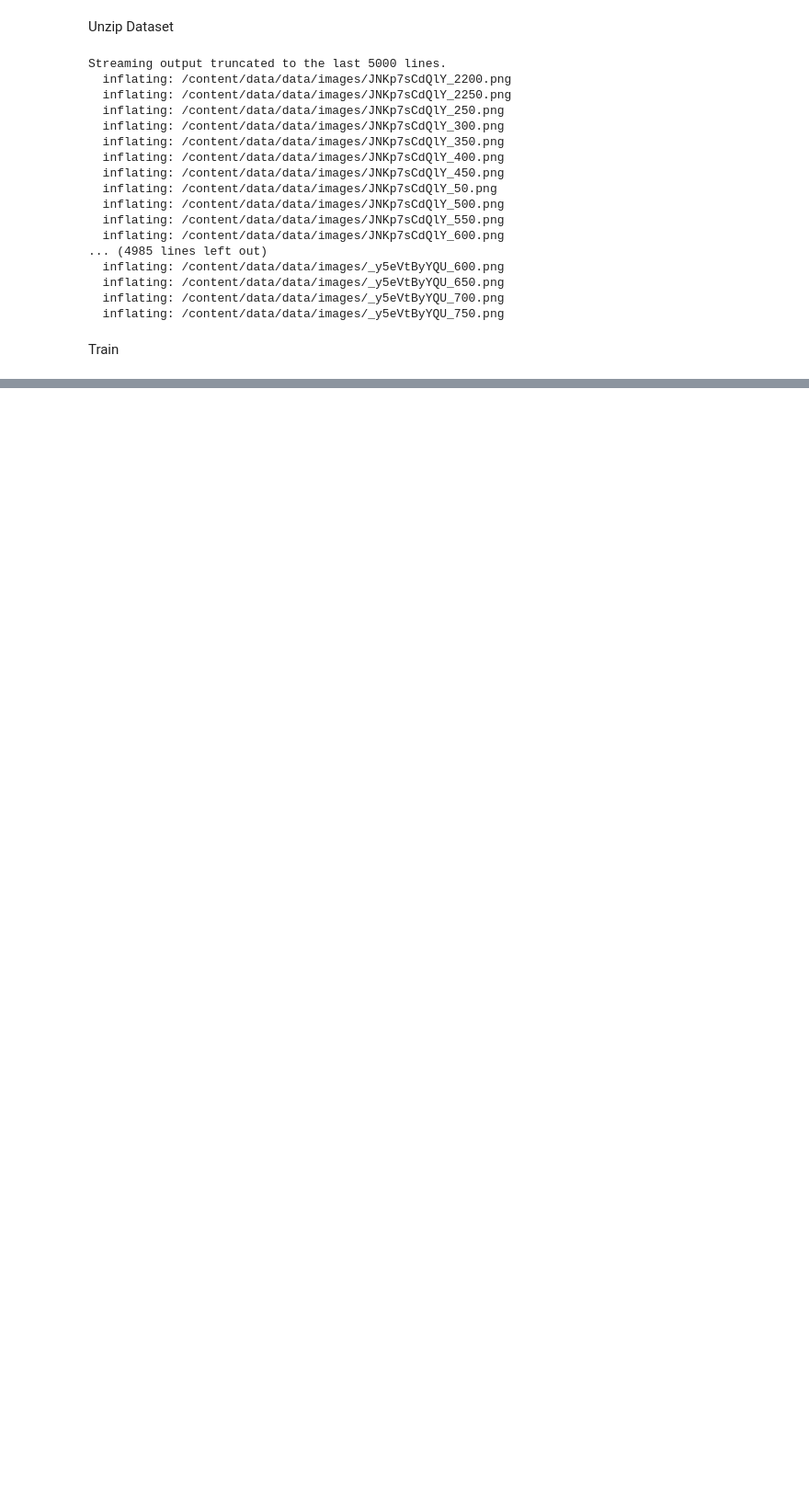
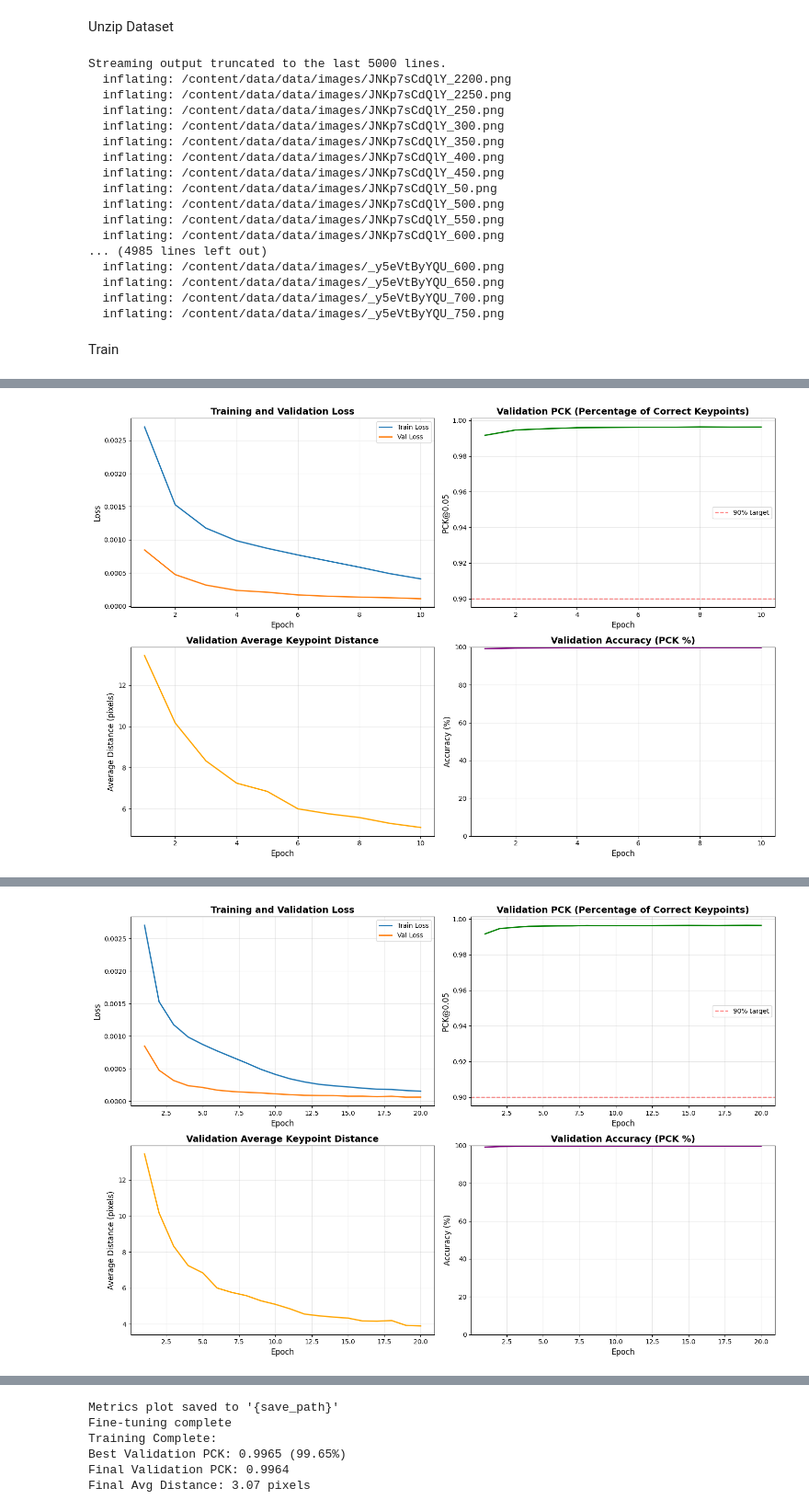
Before and after one commit to KitchNasty02/CourtIQ_v3, a Jupyter notebook: notebooks/backbone_keypoint_finetuning.ipynb, the cells around one changed output, grey strips where cells are left out. Shown at 92% size. Drawn from its saved outputs; the diff is of its cells as text; code cells hidden in the pictures; blank space fills up the shorter version.

```diff
--- a/notebooks/backbone_keypoint_finetuning.ipynb
+++ b/notebooks/backbone_keypoint_finetuning.ipynb
@@ -61,6 +61,9 @@ Train
 # %%
 from fine_tune_backbone_with_keypoint_head import main
 main()
+
+from google.colab import runtime
+runtime.unassign()
 # %% [output]
 Training on cuda
 Stride: 32
@@ -81,0 +85 @@ Fine-tuning complete
+[figure, added]
@@ -81,0 +103 @@ Fine-tuning complete
+[figure, added]
@@ -81,0 +158,6 @@ Fine-tuning complete
+Metrics plot saved to '{save_path}'
+Fine-tuning complete
+Training Complete:
+Best Validation PCK: 0.9965 (99.65%)
+Final Validation PCK: 0.9964
+Final Avg Distance: 3.07 pixels
```
Also changed, not shown: parts of 3 cells of this notebook.
